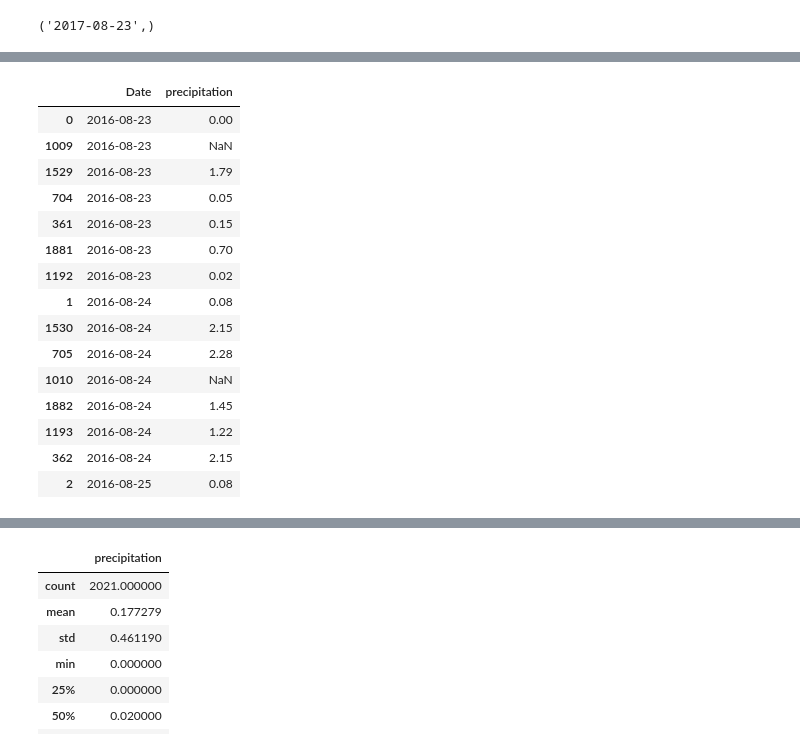
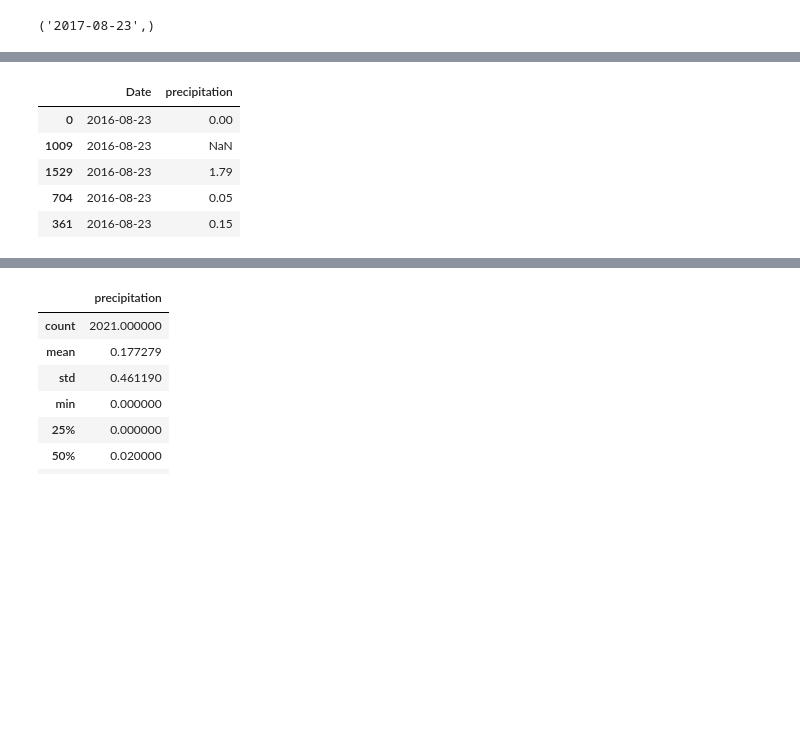
Before and after one commit to nemaba/sqlalchemy-challenge, a Jupyter notebook: SurfsUp/climate_starter.ipynb, the cells around one changed output, grey strips where cells are left out. Cells and saved outputs as stored; diff of their text form; code cells hidden in the pictures; blank space fills up the shorter version.

```diff
--- a/SurfsUp/climate_starter.ipynb
+++ b/SurfsUp/climate_starter.ipynb
@@ -146,24 +107,14 @@ date_prec_df.head(20)
 # %%
 # Sort the dataframe by date
 date_prec_df = date_prec_df.sort_values(["Date"])
-date_prec_df.head(15)
+date_prec_df.head()
 # %% [output]
 |  | Date | precipitation |
 | 0 | 2016-08-23 | 0.00 |
 | 1009 | 2016-08-23 | NaN |
 | 1529 | 2016-08-23 | 1.79 |
 | 704 | 2016-08-23 | 0.05 |
 | 361 | 2016-08-23 | 0.15 |
-| 1881 | 2016-08-23 | 0.70 |
-| 1192 | 2016-08-23 | 0.02 |
-| 1 | 2016-08-24 | 0.08 |
-| 1530 | 2016-08-24 | 2.15 |
-| 705 | 2016-08-24 | 2.28 |
-| 1010 | 2016-08-24 | NaN |
-| 1882 | 2016-08-24 | 1.45 |
-| 1193 | 2016-08-24 | 1.22 |
-| 362 | 2016-08-24 | 2.15 |
-| 2 | 2016-08-25 | 0.08 |
 # %%
 # Use Pandas Plotting with Matplotlib to plot the data
 x = date_prec_df['Date'].to_list()
```
Also changed, not shown: parts of 15 cells of this notebook, 1 other file.
